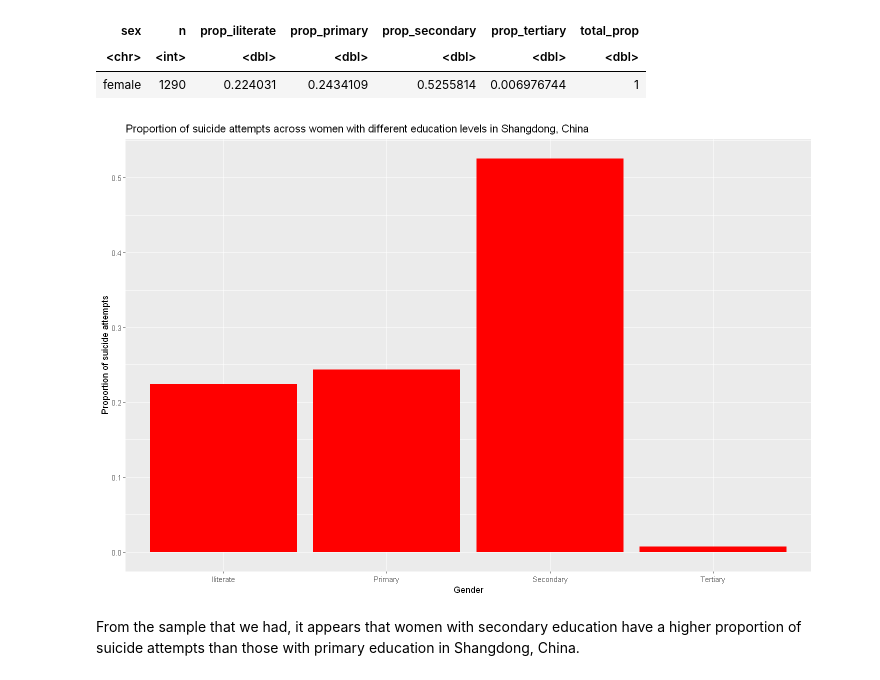
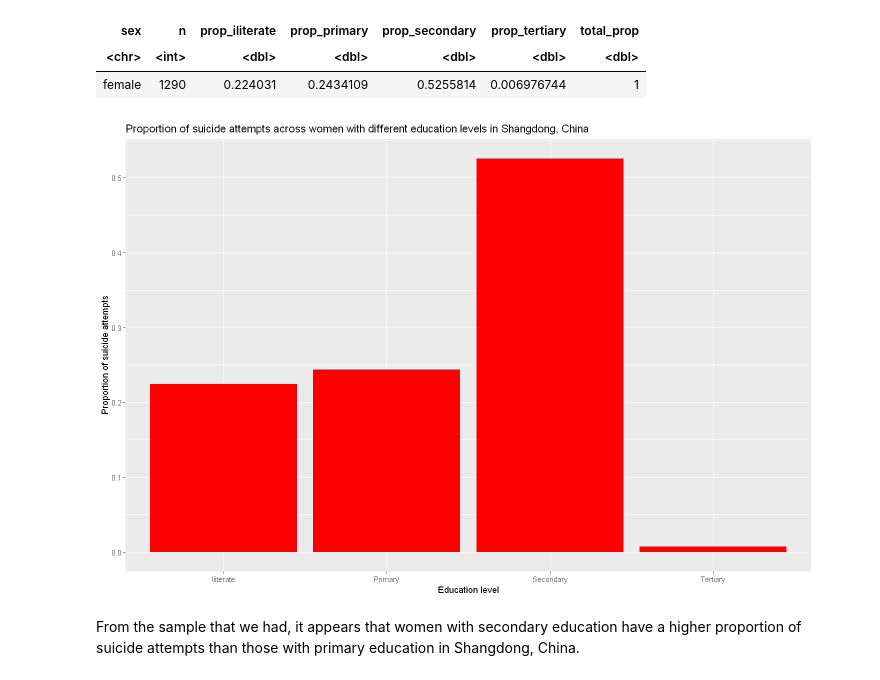
Before and after one commit to msamanthaf/stat201-inference, a Jupyter notebook: Proposal_Group4 (1) (1) (1) (1).ipynb, the cells around one changed output. Saved outputs shown, nothing was run; the diff lists cells and outputs as text; code cells hidden in the pictures.

```diff
--- a/Proposal_Group4 (1) (1) (1) (1).ipynb
+++ b/Proposal_Group4 (1) (1) (1) (1).ipynb
@@ -138,19 +138,19 @@ A tibble: 1 × 7
 # %%
 prop_values <- data.frame(
   prop = c("Iliterate", "Primary", "Secondary", "Tertiary"),
   value = c(prop_table$prop_iliterate, prop_table$prop_primary, prop_table$prop_secondary, prop_table$prop_tertiary)
 )
 
 female_bar_plot <- prop_values |>
 				   ggplot(aes(x = prop, y = value)) +
     			   geom_bar(stat = "identity", fill = "red") +
-    		       xlab("Gender") +
+    		       xlab("Education level") +
 				   ylab("Proportion of suicide attempts") +
 				   ggtitle("Proportion of suicide attempts across women with different education levels in Shangdong, China")
 
 female_bar_plot
 # %% [output]
-[figure, old version]
+[figure, new version]
 # %% [markdown]
 From the sample that we had, it appears that women with secondary education have a higher proportion of suicide attempts than those with primary education in Shangdong, China.
 # %% [markdown]
```
